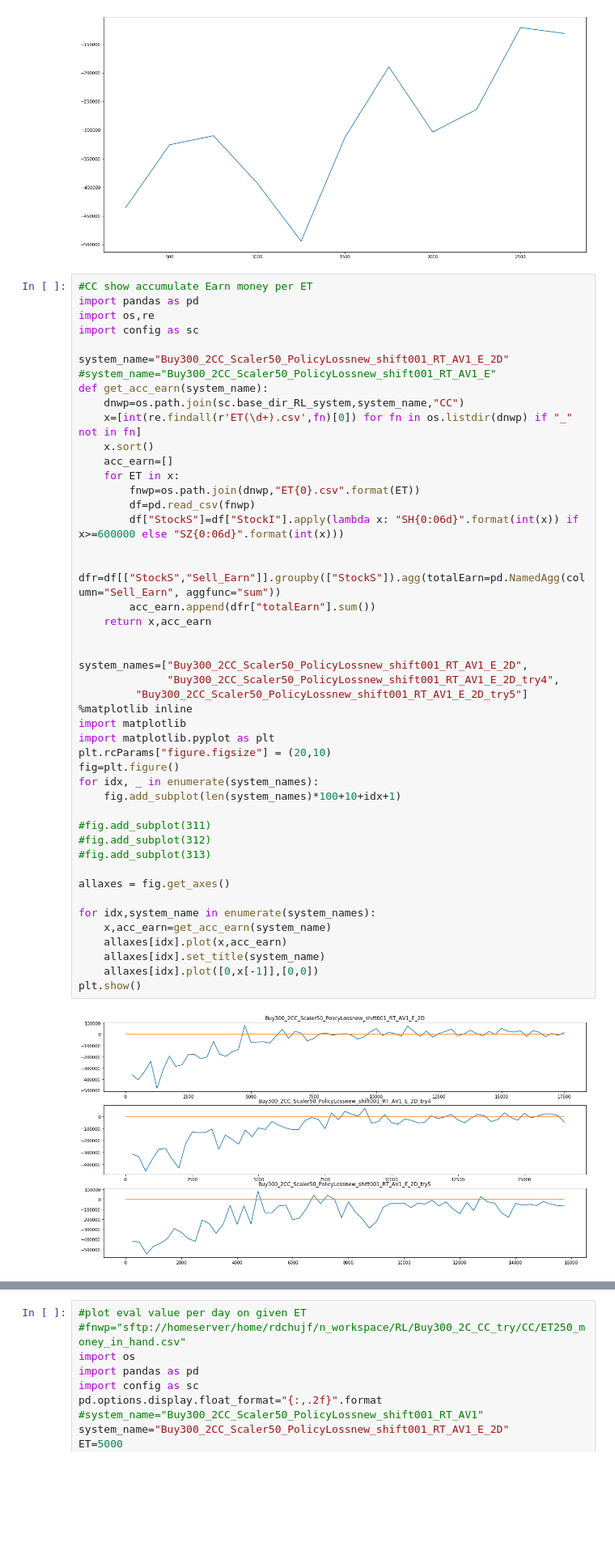
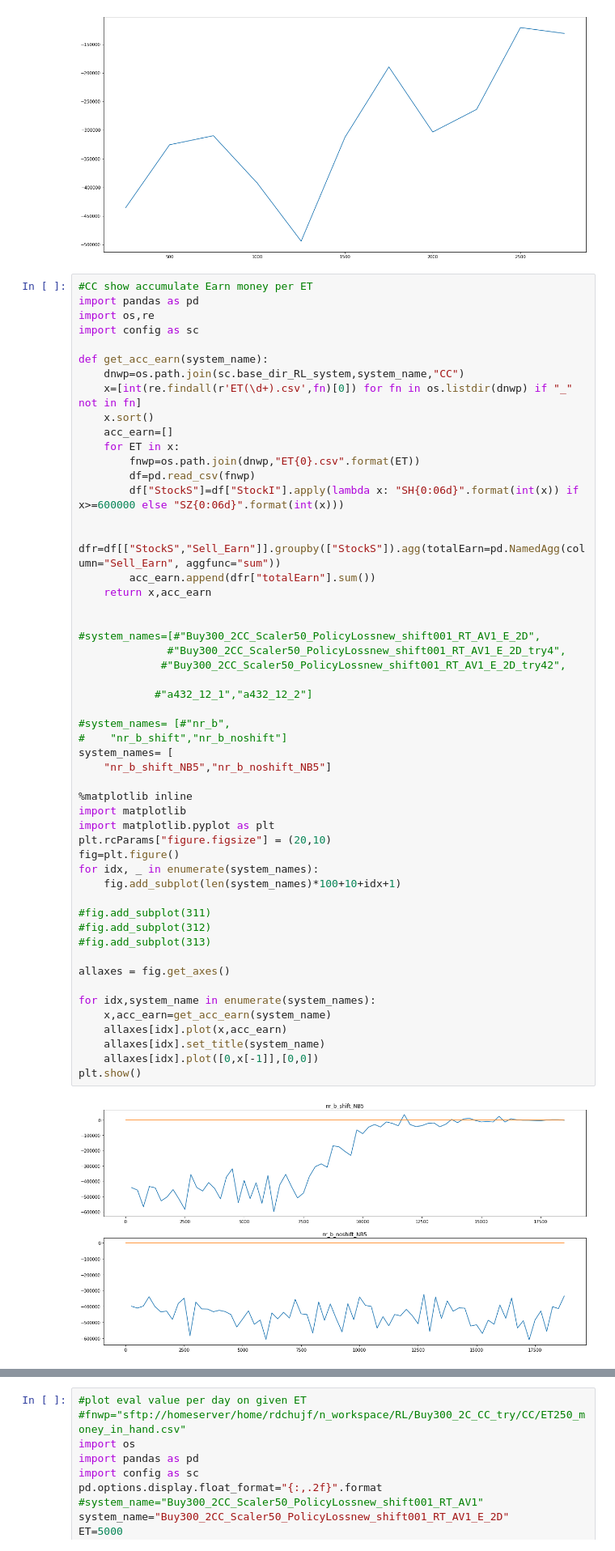
Before and after one commit to 1323767083/2020P3, a Jupyter notebook: Z_CC.ipynb, the cells around one changed output, grey strips where cells are left out. Shown at 81% size. Cells and saved outputs as stored; diff of their text form; blank space fills up the shorter version.

```diff
--- a/Z_CC.ipynb
+++ b/Z_CC.ipynb
@@ -33,8 +33,6 @@ import pandas as pd
 import os,re
 import config as sc
 
-system_name="Buy300_2CC_Scaler50_PolicyLossnew_shift001_RT_AV1_E_2D"
-#system_name="Buy300_2CC_Scaler50_PolicyLossnew_shift001_RT_AV1_E"
 def get_acc_earn(system_name):
     dnwp=os.path.join(sc.base_dir_RL_system,system_name,"CC")
     x=[int(re.findall(r'ET(\d+).csv',fn)[0]) for fn in os.listdir(dnwp) if "_" not in fn]
@@ -44,35 +42,43 @@ def get_acc_earn(system_name):
         fnwp=os.path.join(dnwp,"ET{0}.csv".format(ET))
         df=pd.read_csv(fnwp)
         df["StockS"]=df["StockI"].apply(lambda x: "SH{0:06d}".format(int(x)) if x>=600000 else "SZ{0:06d}".format(int(x)))
 
         dfr=df[["StockS","Sell_Earn"]].groupby(["StockS"]).agg(totalEarn=pd.NamedAgg(column="Sell_Earn", aggfunc="sum"))
         acc_earn.append(dfr["totalEarn"].sum())
     return x,acc_earn
 
 
-system_names=["Buy300_2CC_Scaler50_PolicyLossnew_shift001_RT_AV1_E_2D",
-              "Buy300_2CC_Scaler50_PolicyLossnew_shift001_RT_AV1_E_2D_try4",
-         "Buy300_2CC_Scaler50_PolicyLossnew_shift001_RT_AV1_E_2D_try5"]
+#system_names=[#"Buy300_2CC_Scaler50_PolicyLossnew_shift001_RT_AV1_E_2D",
+              #"Buy300_2CC_Scaler50_PolicyLossnew_shift001_RT_AV1_E_2D_try4",
+             #"Buy300_2CC_Scaler50_PolicyLossnew_shift001_RT_AV1_E_2D_try42",
+
+            #"a432_12_1","a432_12_2"]
+
+#system_names= [#"nr_b",
+#    "nr_b_shift","nr_b_noshift"]
+system_names= [
+    "nr_b_shift_NB5","nr_b_noshift_NB5"]
+
 %matplotlib inline
 import matplotlib
 import matplotlib.pyplot as plt
 plt.rcParams["figure.figsize"] = (20,10)
 fig=plt.figure()
 for idx, _ in enumerate(system_names):
     fig.add_subplot(len(system_names)*100+10+idx+1)
 
 #fig.add_subplot(311)
 #fig.add_subplot(312)
 #fig.add_subplot(313)
 
 allaxes = fig.get_axes()
 
 for idx,system_name in enumerate(system_names):
     x,acc_earn=get_acc_earn(system_name)
     allaxes[idx].plot(x,acc_earn)
     allaxes[idx].set_title(system_name)
     allaxes[idx].plot([0,x[-1]],[0,0])
 plt.show()
 # %% [output]
-[figure, old version]
+[figure, new version]
 # %%
```
Also changed, not shown: parts of 2 cells of this notebook, 34 other files.
